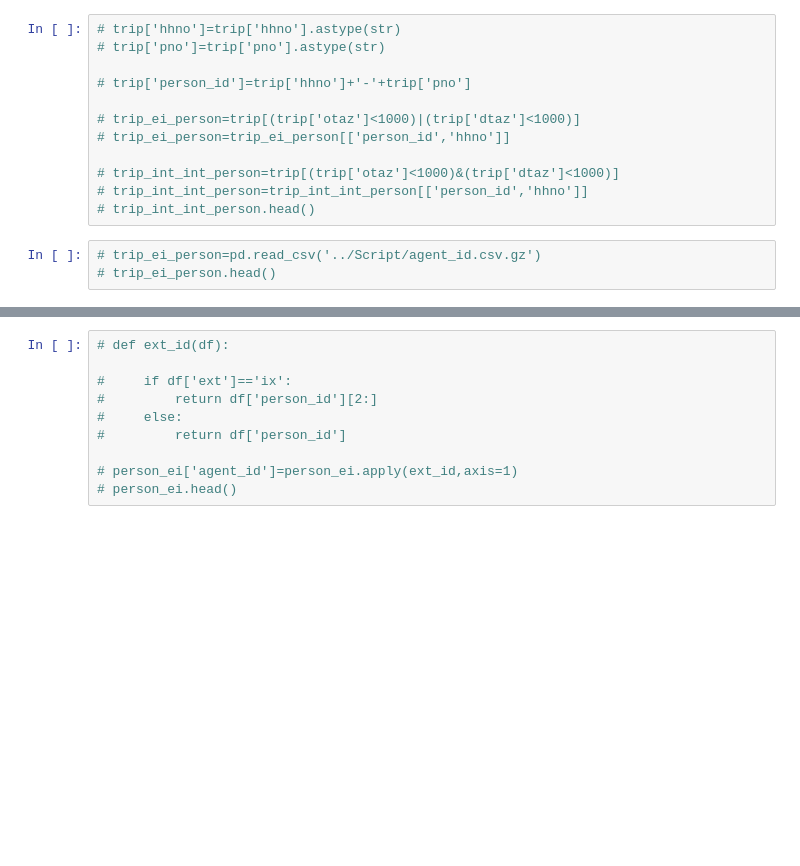
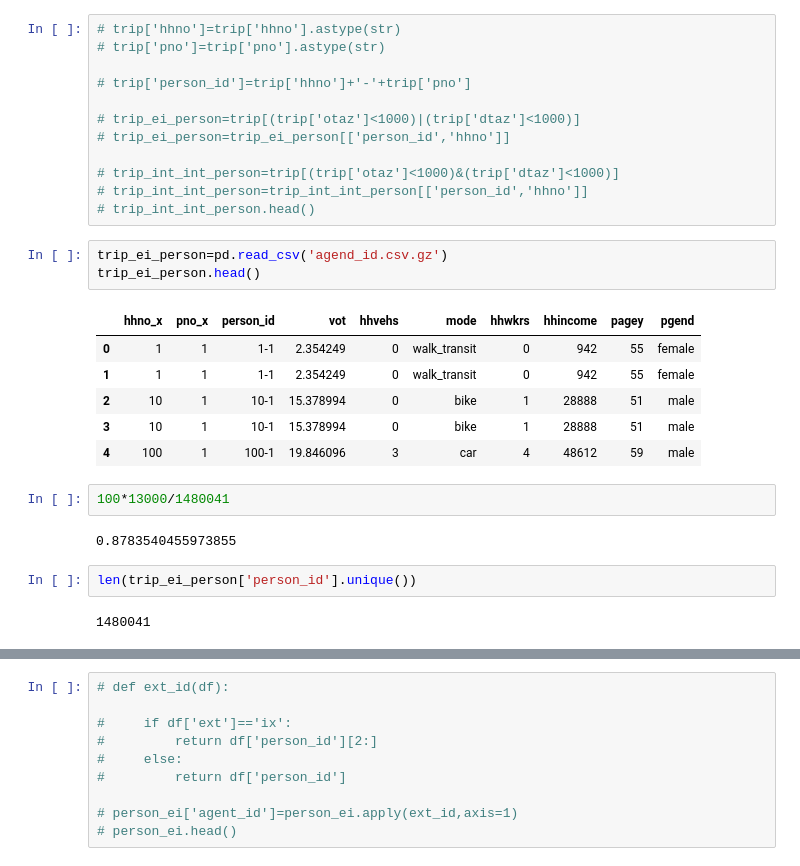
Before and after one commit to tscore-utc/scenarios, a Jupyter notebook: convert/Script/household and person files.ipynb, the cells around one changed output, grey strips where cells are left out. Saved outputs shown, nothing was run; the diff lists cells and outputs as text; blank space fills up the shorter version.

```diff
--- a/convert/Script/household and person files.ipynb
+++ b/convert/Script/household and person files.ipynb
@@ -64,8 +68,23 @@ person_ei.head()
 # trip_int_int_person=trip_int_int_person[['person_id','hhno']]
 # trip_int_int_person.head()
 # %%
-# trip_ei_person=pd.read_csv('../Script/agent_id.csv.gz')
-# trip_ei_person.head()
+trip_ei_person=pd.read_csv('agend_id.csv.gz')
+trip_ei_person.head()
+# %% [output]
+|  | hhno_x | pno_x | person_id | vot | hhvehs | mode | hhwkrs | hhincome | pagey | pgend |
+| 0 | 1 | 1 | 1-1 | 2.354249 | 0 | walk_transit | 0 | 942 | 55 | female |
+| 1 | 1 | 1 | 1-1 | 2.354249 | 0 | walk_transit | 0 | 942 | 55 | female |
+| 2 | 10 | 1 | 10-1 | 15.378994 | 0 | bike | 1 | 28888 | 51 | male |
+| 3 | 10 | 1 | 10-1 | 15.378994 | 0 | bike | 1 | 28888 | 51 | male |
+| 4 | 100 | 1 | 100-1 | 19.846096 | 3 | car | 4 | 48612 | 59 | male |
+# %%
+100*13000/1480041
+# %% [output]
+0.8783540455973855
+# %%
+len(trip_ei_person['person_id'].unique())
+# %% [output]
+1480041
 # %%
 person_ei['ext']=person_ei['person_id'].apply(lambda x: x[0:2])
 
```
Also changed, not shown: parts of 7 cells of this notebook, 1 other file.
